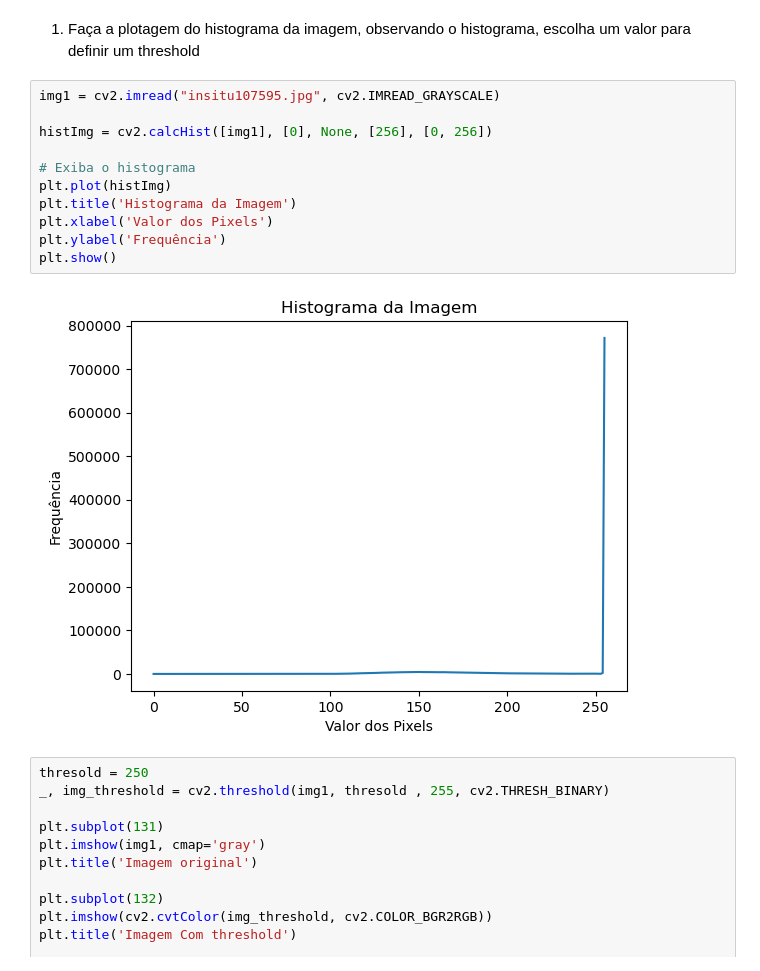
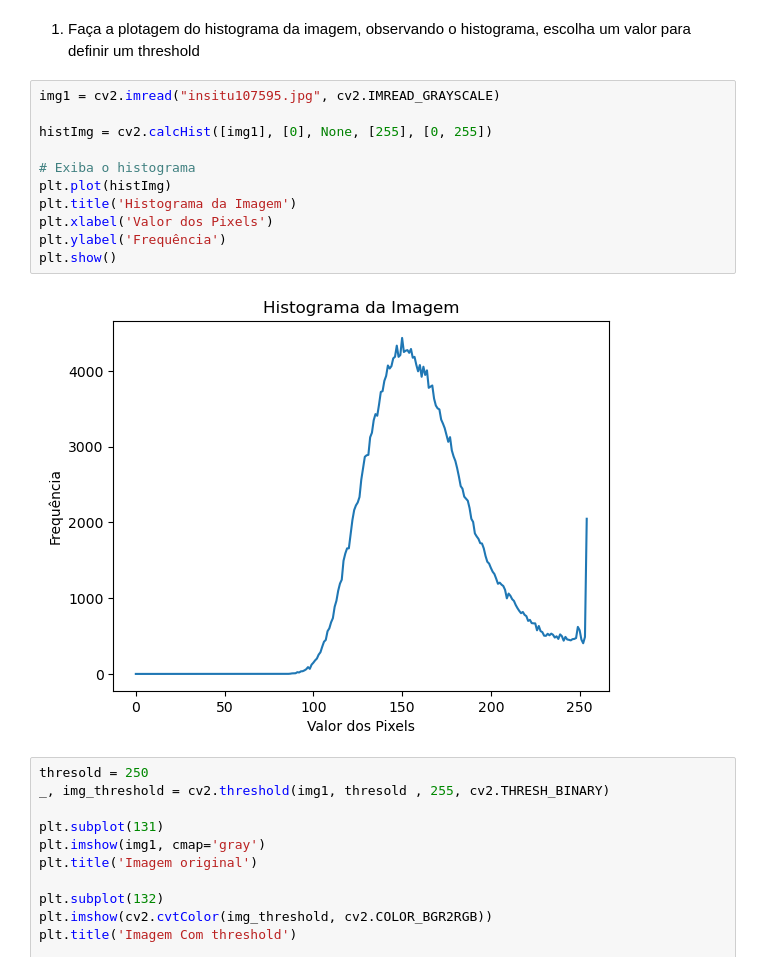
Before and after one commit to joaovtpereira/ppgco-ufu, a Jupyter notebook: Processamento Digital de Imagens/Lab06/lab06.ipynb, the cells around one changed output. Saved outputs shown, nothing was run; the diff lists cells and outputs as text.

```diff
--- a/Processamento Digital de Imagens/Lab06/lab06.ipynb
+++ b/Processamento Digital de Imagens/Lab06/lab06.ipynb
@@ -10,16 +10,16 @@ import numpy as np
 # %%
 img1 = cv2.imread("insitu107595.jpg", cv2.IMREAD_GRAYSCALE)
 
-histImg = cv2.calcHist([img1], [0], None, [256], [0, 256])
+histImg = cv2.calcHist([img1], [0], None, [255], [0, 255])
 
 # Exiba o histograma
 plt.plot(histImg)
 plt.title('Histograma da Imagem')
 plt.xlabel('Valor dos Pixels')
 plt.ylabel('Frequência')
 plt.show()
 # %% [output]
-[figure, old version]
+[figure, new version]
 # %%
 thresold = 250
 _, img_threshold = cv2.threshold(img1, thresold , 255, cv2.THRESH_BINARY)
```
Also changed, not shown: 1 other file.
